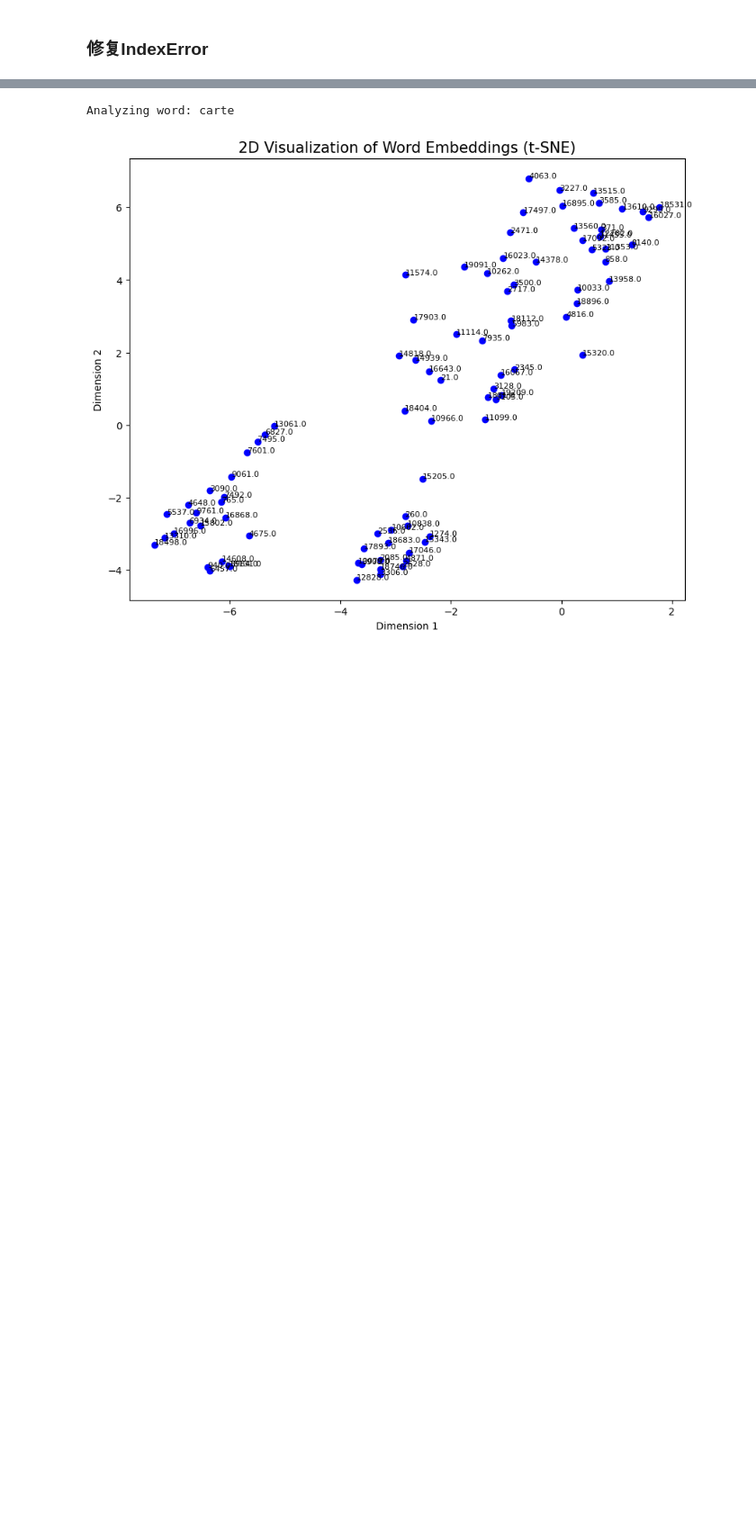
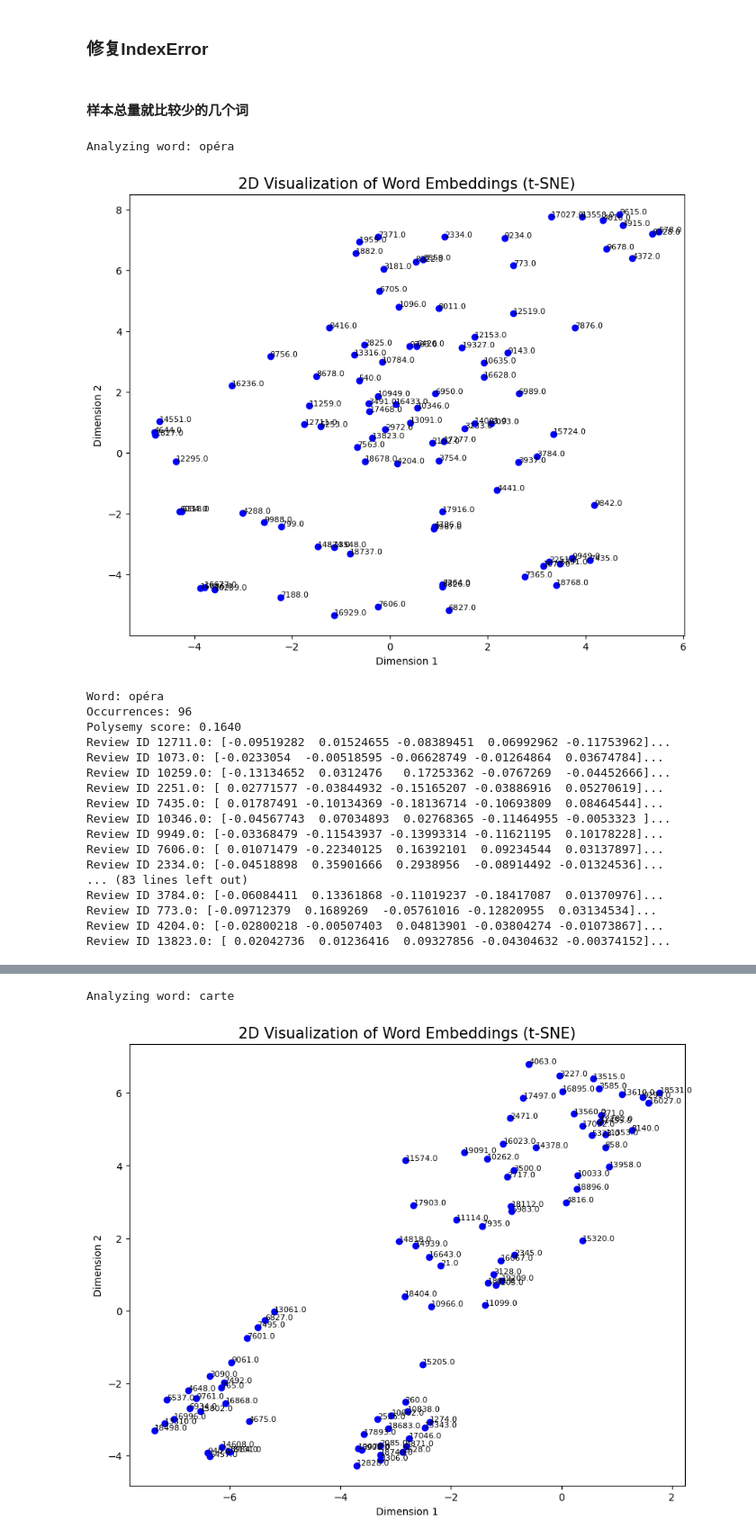
Before and after one commit to Flore-Z525/semantique_computionnelle_m2, a Jupyter notebook: ver4.ipynb, the cells around one changed output, grey strips where cells are left out. Shown at 90% size. Cells and saved outputs as stored; diff of their text form; code cells hidden in the pictures; blank space fills up the shorter version.

```diff
--- a/ver4.ipynb
+++ b/ver4.ipynb
@@ -2,0 +145,27 @@
+# %% [markdown]
+#### 样本总量就比较少的几个词
+# %%
+target_words = ['opéra']
+results = quick_polysemy_analysis(file_path, target_words, sample_size=100)
+# 不知道为什么opéra换成采样200的时候python就会报错，
+# 好像是pytorch处理的时候有什么问题
+# %% [output]
+Analyzing word: opéra
+[figure, added]
+Word: opéra
+Occurrences: 96
+Polysemy score: 0.1640
+Review ID 12711.0: [-0.09519282  0.01524655 -0.08389451  0.06992962 -0.11753962]...
+Review ID 1073.0: [-0.0233054  -0.00518595 -0.06628749 -0.01264864  0.03674784]...
+Review ID 10259.0: [-0.13134652  0.0312476   0.17253362 -0.0767269  -0.04452666]...
+Review ID 2251.0: [ 0.02771577 -0.03844932 -0.15165207 -0.03886916  0.05270619]...
+Review ID 7435.0: [ 0.01787491 -0.10134369 -0.18136714 -0.10693809  0.08464544]...
+Review ID 10346.0: [-0.04567743  0.07034893  0.02768365 -0.11464955 -0.0053323 ]...
+Review ID 9949.0: [-0.03368479 -0.11543937 -0.13993314 -0.11621195  0.10178228]...
+Review ID 7606.0: [ 0.01071479 -0.22340125  0.16392101  0.09234544  0.03137897]...
+Review ID 2334.0: [-0.04518898  0.35901666  0.2938956  -0.08914492 -0.01324536]...
+... (83 lines left out)
+Review ID 3784.0: [-0.06084411  0.13361868 -0.11019237 -0.18417087  0.01370976]...
+Review ID 773.0: [-0.09712379  0.1689269  -0.05761016 -0.12820955  0.03134534]...
+Review ID 4204.0: [-0.02800218 -0.00507403  0.04813901 -0.03804274 -0.01073867]...
+Review ID 13823.0: [ 0.02042736  0.01236416  0.09327856 -0.04304632 -0.00374152]...
```
Also changed, not shown: parts of 15 cells of this notebook.
